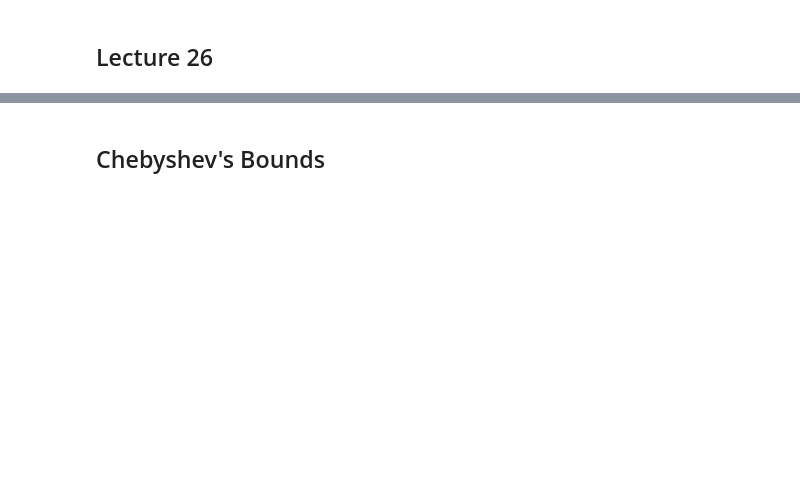
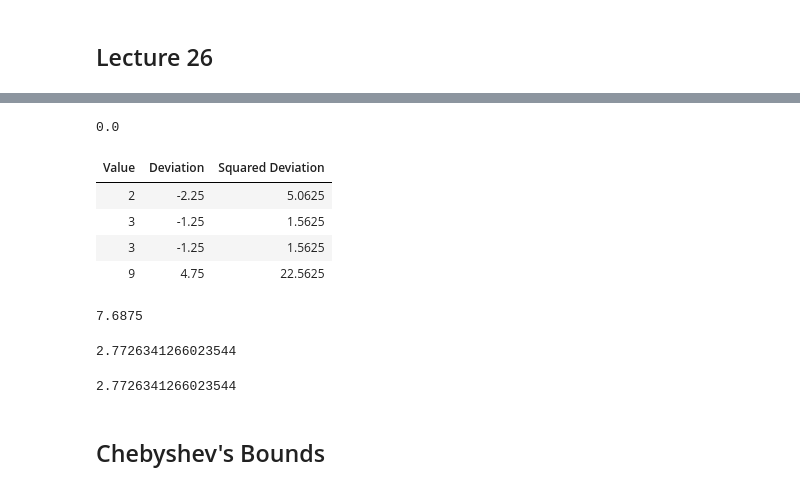
Before and after one commit to data-8/materials-sp19, a Jupyter notebook: lec/lec26.ipynb, the cells around one changed output, grey strips where cells are left out. Saved outputs shown, nothing was run; the diff lists cells and outputs as text; code cells hidden in the pictures; blank space fills up the shorter version.

```diff
--- a/lec/lec26.ipynb
+++ b/lec/lec26.ipynb
@@ -17,4 +25,4 @@ average_value
 # %%
-deviations = ...
+deviations = values - average_value
 sd_table = sd_table.with_column('Deviation', deviations)
 sd_table
@@ -21,18 +35,37 @@ sd_table
+# %%
+sum(deviations)
+# %% [output]
+0.0
 # %%
-sd_table = sd_table.with_column(...)
+sd_table = sd_table.with_column('Squared Deviation', deviations ** 2)
 sd_table
+# %% [output]
+| Value | Deviation | Squared Deviation |
+| 2 | -2.25 | 5.0625 |
+| 3 | -1.25 | 1.5625 |
+| 3 | -1.25 | 1.5625 |
+| 9 | 4.75 | 22.5625 |
 # %%
-# Variance of the data
-#
+# Variance of the data:
+# mean squared deviation from average
 
-variance = ...
+variance = np.mean(deviations ** 2)
 variance
+# %% [output]
+7.6875
 # %%
-# Standard Deviation (SD)
-#
+# Standard Deviation (SD):
+# root mean squared deviation from average
+# = square root of the variance
 
-sd = ...
+sd = variance ** 0.5
 sd
+# %% [output]
+2.7726341266023544
+# %%
+np.std(values)
+# %% [output]
+2.7726341266023544
 # %% [markdown]
 ## Chebyshev's Bounds ##
 # %%
```
Also changed, not shown: parts of 22 cells of this notebook, 1 other file.
